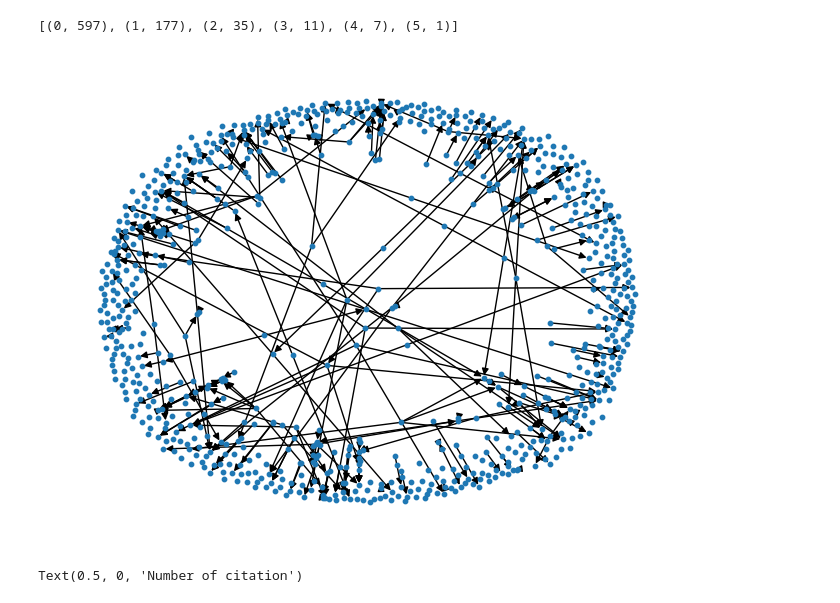
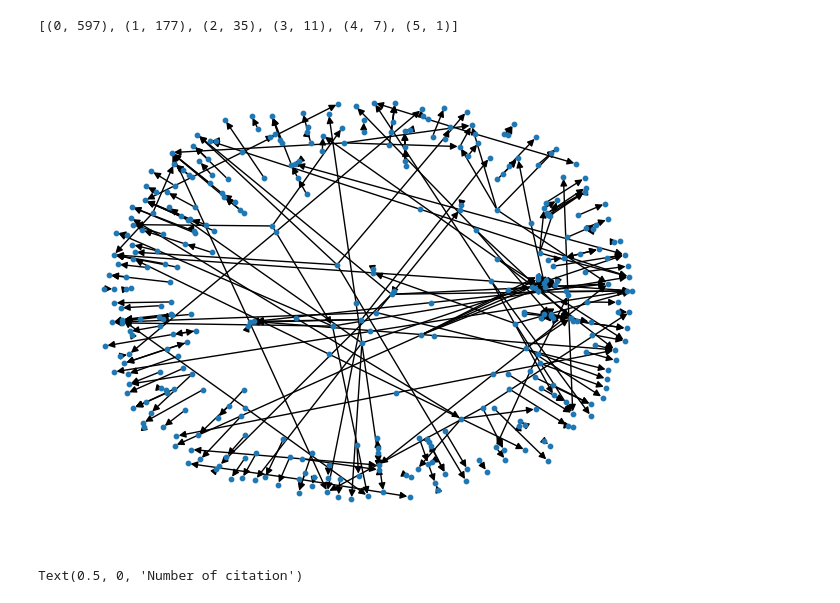
Before and after one commit to Sandeep-Desai/CS328-WrittenAssignment, a Jupyter notebook: citations.ipynb, the cells around one changed output. Drawn from its saved outputs; the diff is of its cells as text; code cells hidden in the pictures.

Commit message:
citation grpah and collob graph

```diff
--- a/citations.ipynb
+++ b/citations.ipynb
@@ -100,0 +132,11 @@ citation_df_mod.head()
+# %%
+citation_df_mod_2013=pd.DataFrame(columns=citation_df_mod.columns)
+# index of of first paper in 2013
+starting_paper= len(citation_df[citation_df['Year']<2013])
+# index of last paper in 2017
+ending_paper=len(citation_df[citation_df['Year']<2018])
+
+for i in range(starting_paper,ending_paper):
+    citation_df_mod_2013.loc[len(citation_df_mod_2013)]=citation_df.loc[i]
+
+citation_df_mod_2013
@@ -101,2 +157,4 @@ citation_df_mod.head()
 # %%
-citation_df_mod.to_csv('citations.csv',index=False)
+# citation_df_mod.to_csv('citations.csv',index=False)
+citation_df_mod=pd.read_csv('citations_06_12.csv')
+citation_df_mod
@@ -103,3 +175,8 @@ citation_df_mod.to_csv('citations.csv',index=False)
+# %%
+# convert cited papers to list
+# citation_df_mod['Cited_Papers']=citation_df_mod['Cited_Papers'].apply(lambda x: x[1:-1].split(', '))
+# remove extra string in each id of cited papers
+citation_df_mod['Cited_Papers']=citation_df_mod['Cited_Papers'].apply(lambda x: [i[1:-1] for i in x[1:-1].split(', ')])
 # %%
 # creating citation graph
 class node():
@@ -207,15 +280,28 @@ sorted_citation_distribution
 # %%
 # create visual graph
 import networkx as nx
 G=nx.DiGraph()
+
+
+
 for node in graph.nodes.values():
-    G.add_node(node.id)
+
+    # size of node is proportional to number of citation
+    # G.add_node(node.id,size=len(node.get_cited_by()))
+    # give a random color to node
+    # G.add_node(node.id,weight=len(node.get_cited_by()))
+
     for cited_paper in node.get_cited_by():
+        G.add_node(node.id)
+        G.add_node(cited_paper)
         G.add_edge(node.id,cited_paper)
 nx.draw(G,with_labels=False,node_size=10)
+# save graph as image
+plt.savefig("citation_graph.png", dpi=1000)
+
 plt.show()
 # %% [output]
-[figure, old version]
+[figure, new version]
 # %%
 # distribution graph of citation
 plt.bar([i[0] for i in sorted_citation_distribution],[i[1] for i in sorted_citation_distribution])
```
Also changed, not shown: parts of 12 cells of this notebook, 19 other files.
